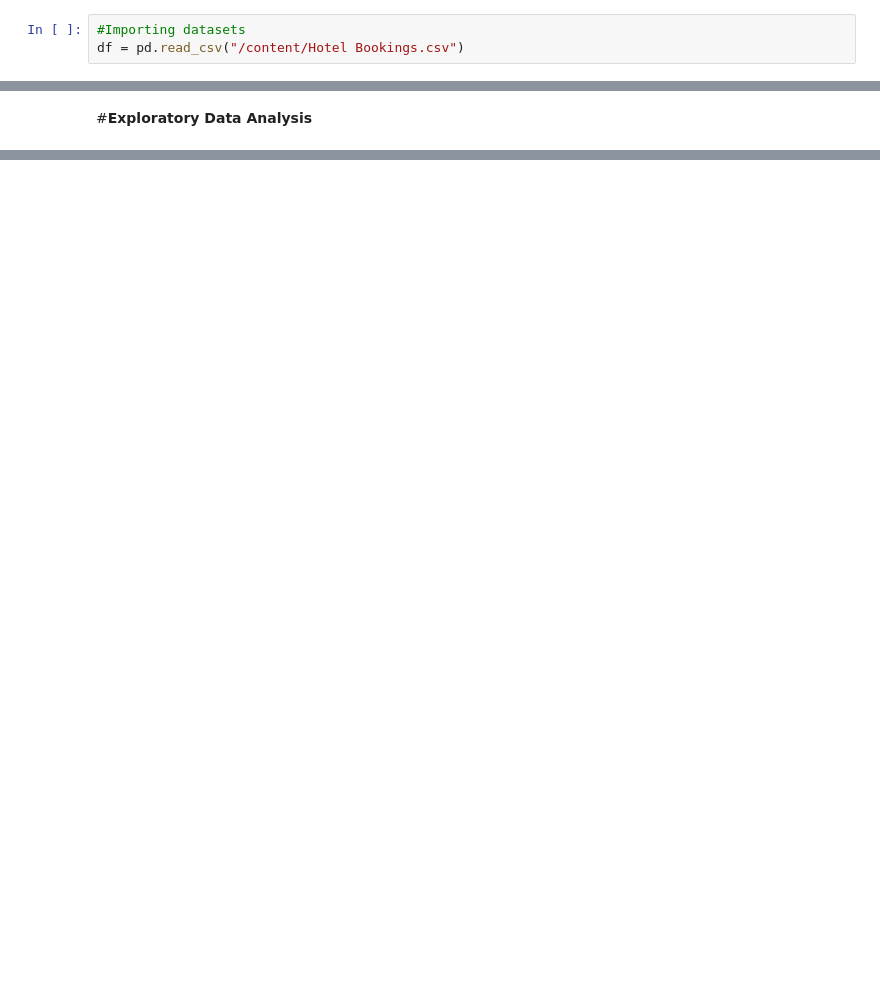
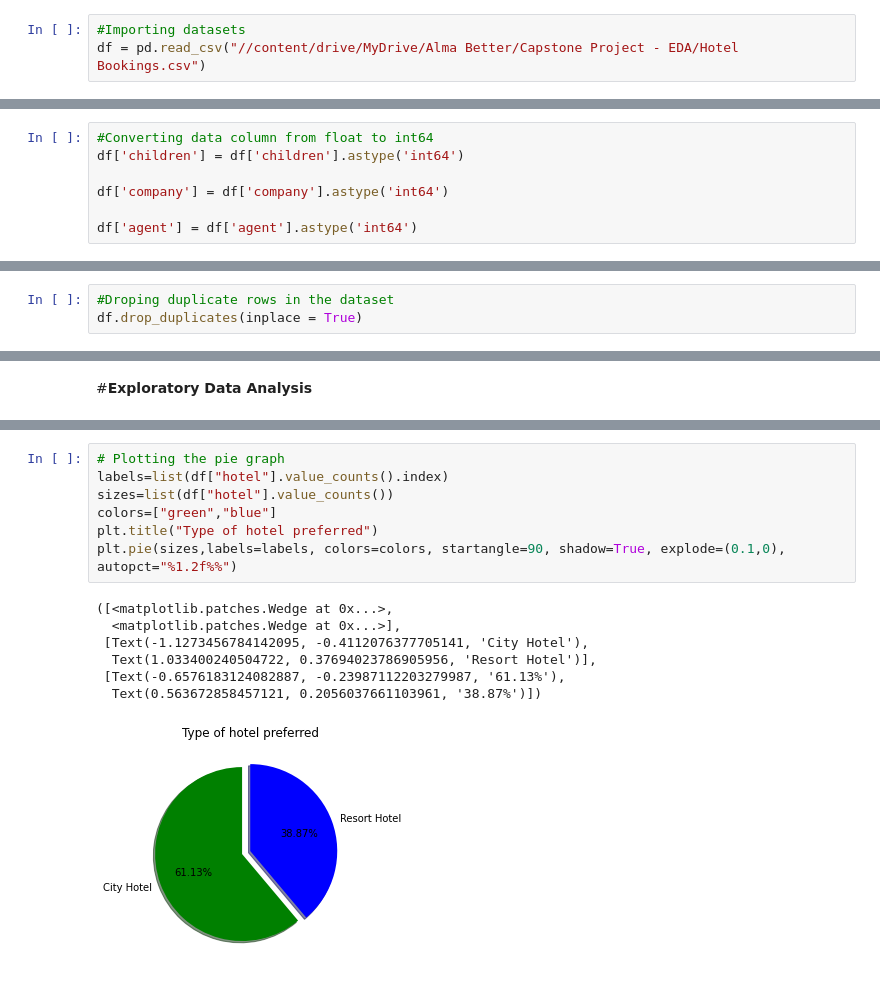
Before and after one commit to SabirAjmal10/Hotel-Booking-Analysis-EDA-Capstone-Project, a Jupyter notebook: Hotel_Booking_Analysis_Capstone_Project.ipynb, the cells around one changed output, grey strips where cells are left out. Cells and saved outputs as stored; diff of their text form; blank space fills up the shorter version.

```diff
--- a/Hotel_Booking_Analysis_Capstone_Project.ipynb
+++ b/Hotel_Booking_Analysis_Capstone_Project.ipynb
@@ -29,6 +34,6 @@ import seaborn as sns
 # %%
 #Importing datasets
-df = pd.read_csv("/content/Hotel Bookings.csv")
+df = pd.read_csv("//content/drive/MyDrive/Alma Better/Capstone Project - EDA/Hotel Bookings.csv")
 # %%
 #Analyzing the first five row of dataset.
 df.head()
@@ -134,3 +200,10 @@ df['country']= df['country'].fillna(df.country.mode().to_string())
 
 #filling the  missing value of childern value by replacing round value of mean
 df['children']= df['children'].fillna(round(df.children.mean()))
+# %%
+#Converting data column from float to int64
+df['children'] = df['children'].astype('int64')
+
+df['company'] = df['company'].astype('int64')
+
+df['agent'] = df['agent'].astype('int64')
@@ -136,0 +215,3 @@ df['children']= df['children'].fillna(round(df.children.mean()))
+# %%
+#Droping duplicate rows in the dataset
+df.drop_duplicates(inplace = True)
@@ -138,0 +264,15 @@ df['children']= df['children'].fillna(round(df.children.mean()))
+# %%
+# Plotting the pie graph
+labels=list(df["hotel"].value_counts().index)
+sizes=list(df["hotel"].value_counts())
+colors=["green","blue"]
+plt.title("Type of hotel preferred")
+plt.pie(sizes,labels=labels, colors=colors, startangle=90, shadow=True, explode=(0.1,0), autopct="%1.2f%%")
+# %% [output]
+([<matplotlib.patches.Wedge at 0x...>,
+  <matplotlib.patches.Wedge at 0x...>],
+ [Text(-1.1273456784142095, -0.4112076377705141, 'City Hotel'),
+  Text(1.033400240504722, 0.37694023786905956, 'Resort Hotel')],
+ [Text(-0.6576183124082887, -0.23987112203279987, '61.13%'),
+  Text(0.563672858457121, 0.2056037661103961, '38.87%')])
+[figure, added]
```
Also changed, not shown: parts of 29 cells of this notebook.
